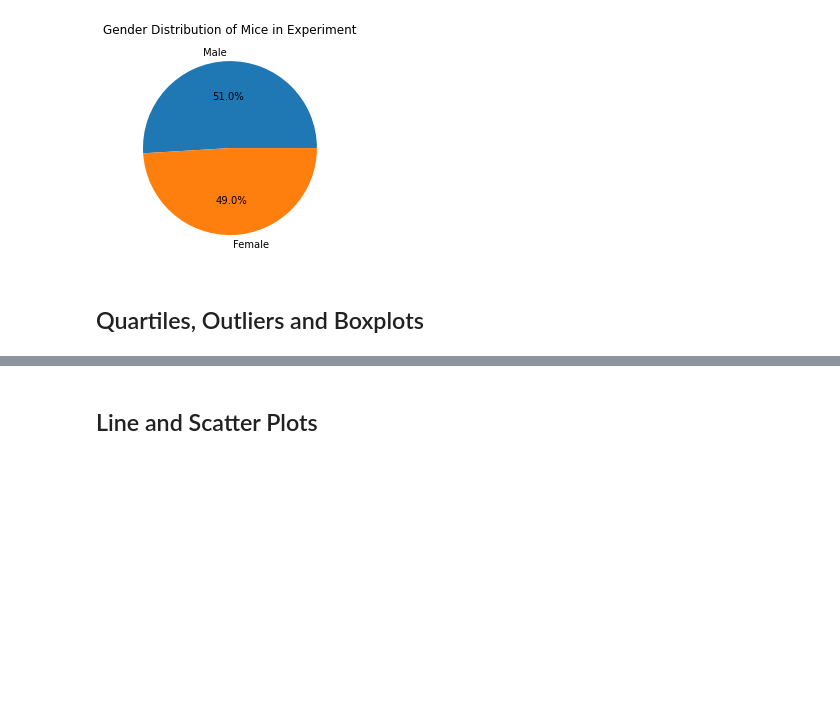
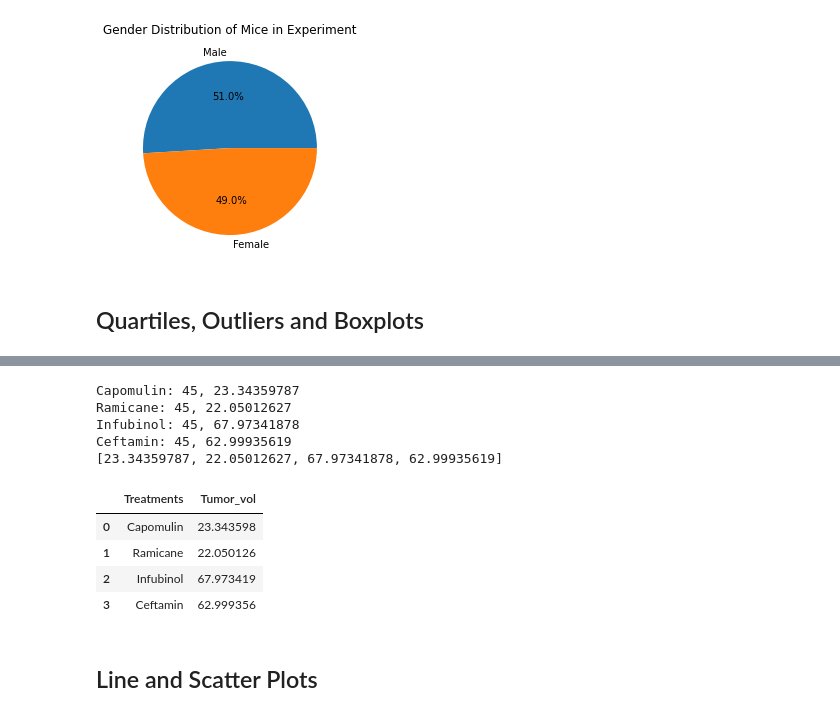
Before and after one commit to sarahDH615/matplotlib_challenge, a Jupyter notebook: pymaceuticals_starter.ipynb, the cells around one changed output, grey strips where cells are left out. Cells and saved outputs as stored; diff of their text form; code cells hidden in the pictures; blank space fills up the shorter version.

Commit message:
total tumour vols

```diff
--- a/pymaceuticals_starter.ipynb
+++ b/pymaceuticals_starter.ipynb
@@ -205,11 +214,39 @@ plt.show()
 # %%
 # Calculate the final tumor volume of each mouse across four of the treatment regimens:
 # Capomulin, Ramicane, Infubinol, and Ceftamin
 
 # Start by getting the last (greatest) timepoint for each mouse
 
+treatments = ['Capomulin', 'Ramicane', 'Infubinol', 'Ceftamin']
+tumour_vol = []
+def last_time (treatment):
+    max_timepoint = 0
+    final_tumour_vol = 0
+    for x in range(0, (len(no_dups_df)-1)):
+        if (no_dups_df.iloc[x, 1] == treatment) & (no_dups_df.iloc[x, 5] > max_timepoint):
+            max_timepoint = no_dups_df.iloc[x, 5]
+            final_tumour_vol = no_dups_df.iloc[x, 6]
+    tumour_vol.append(final_tumour_vol)
+    print(f'{treatment}: {max_timepoint}, {final_tumour_vol}')
 
+for name in treatments:
+    last_time(name)
+print(tumour_vol)
+tvol_dict = {'Treatments': treatments, 'Tumor_vol': tumour_vol}
+tumour_vol_df = pd.DataFrame(tvol_dict)
+tumour_vol_df
 # Merge this group df with the original dataframe to get the tumor volume at the last timepoint
+# %% [output]
+Capomulin: 45, 23.34359787
+Ramicane: 45, 22.05012627
+Infubinol: 45, 67.97341878
+Ceftamin: 45, 62.99935619
+[23.34359787, 22.05012627, 67.97341878, 62.99935619]
+|  | Treatments | Tumor_vol |
+| 0 | Capomulin | 23.343598 |
+| 1 | Ramicane | 22.050126 |
+| 2 | Infubinol | 67.973419 |
+| 3 | Ceftamin | 62.999356 |
 # %%
 # Put treatments into a list for for loop (and later for plot labels)
 
```
Also changed, not shown: parts of 1 cell of this notebook.
